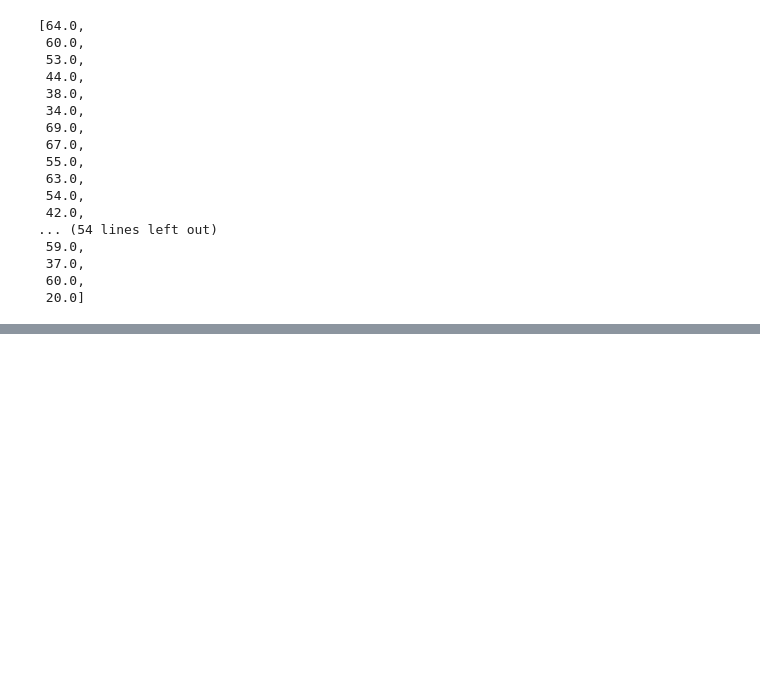
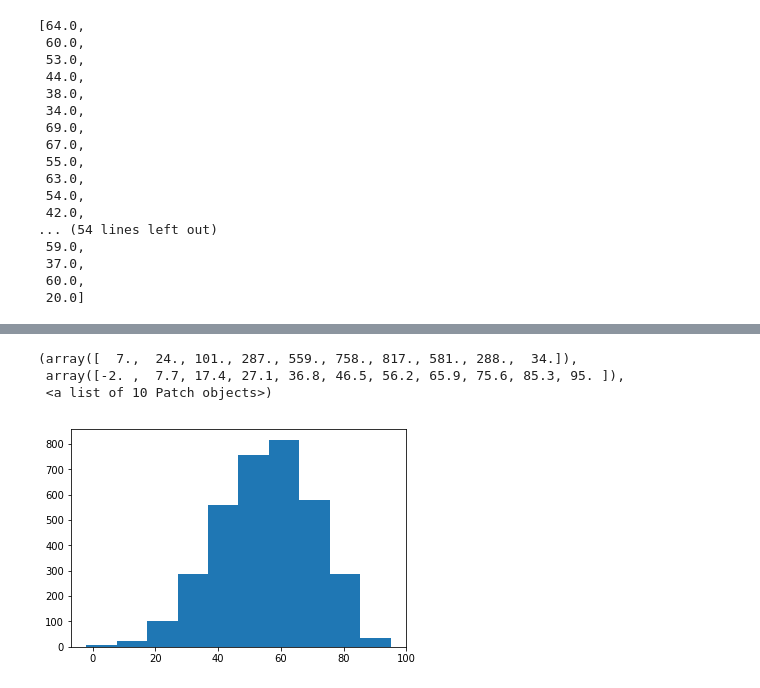
Before and after one commit to apwai/COGS108_Final_Project, a Jupyter notebook: Final-Project.ipynb, the cells around one changed output, grey strips where cells are left out. Cells and saved outputs as stored; diff of their text form; code cells hidden in the pictures; blank space fills up the shorter version.

```diff
--- a/Final-Project.ipynb
+++ b/Final-Project.ipynb
@@ -178,0 +199,8 @@ temp_tie
+# %%
+# temp_loss histogram
+plt.hist(df[df["home_w_l_t"] == "LOSS"]["weather_temperature"])
+# %% [output]
+(array([  7.,  24., 101., 287., 559., 758., 817., 581., 288.,  34.]),
+ array([-2. ,  7.7, 17.4, 27.1, 36.8, 46.5, 56.2, 65.9, 75.6, 85.3, 95. ]),
+ <a list of 10 Patch objects>)
+[figure, added]
```
Also changed, not shown: parts of 6 cells of this notebook.
